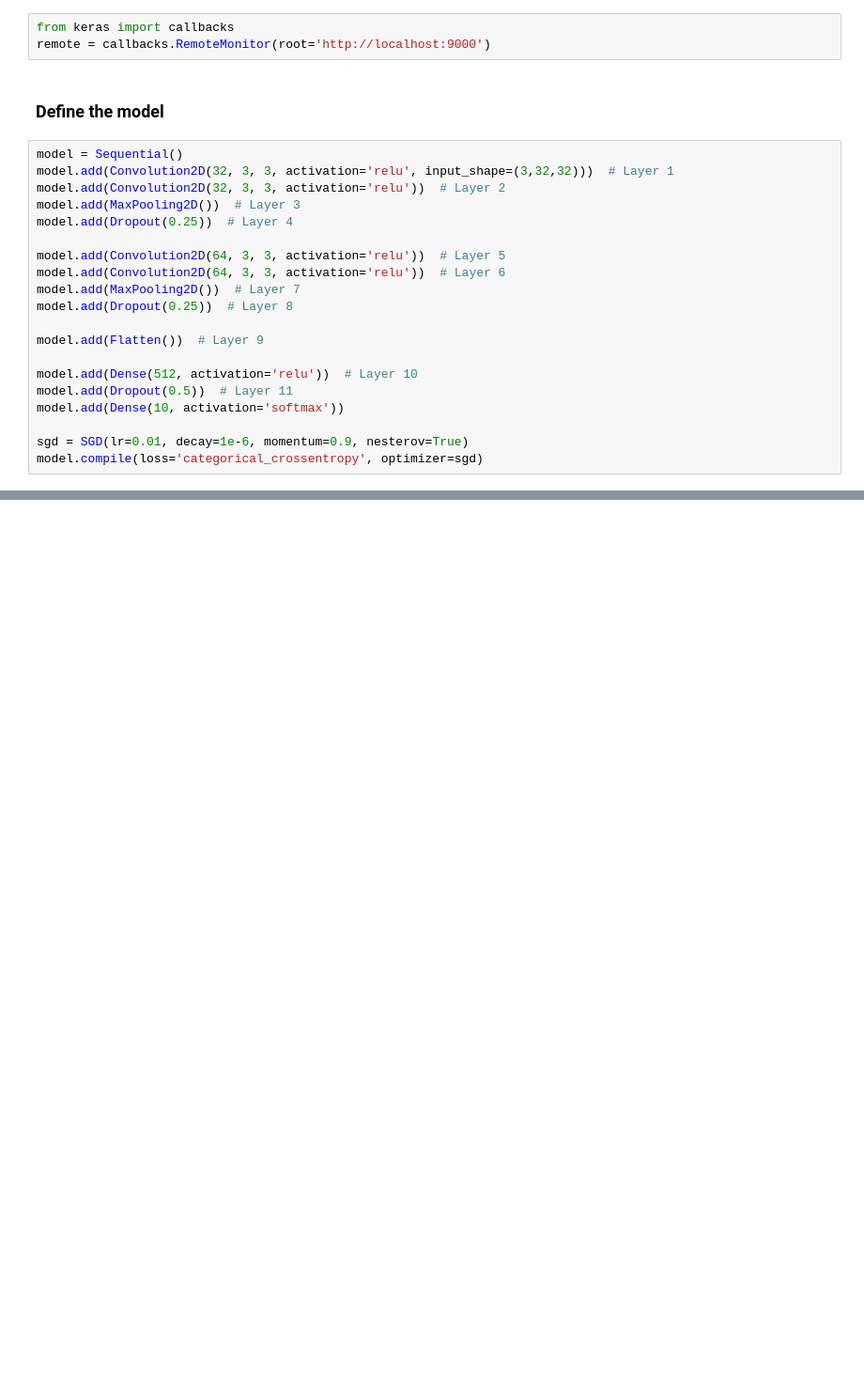
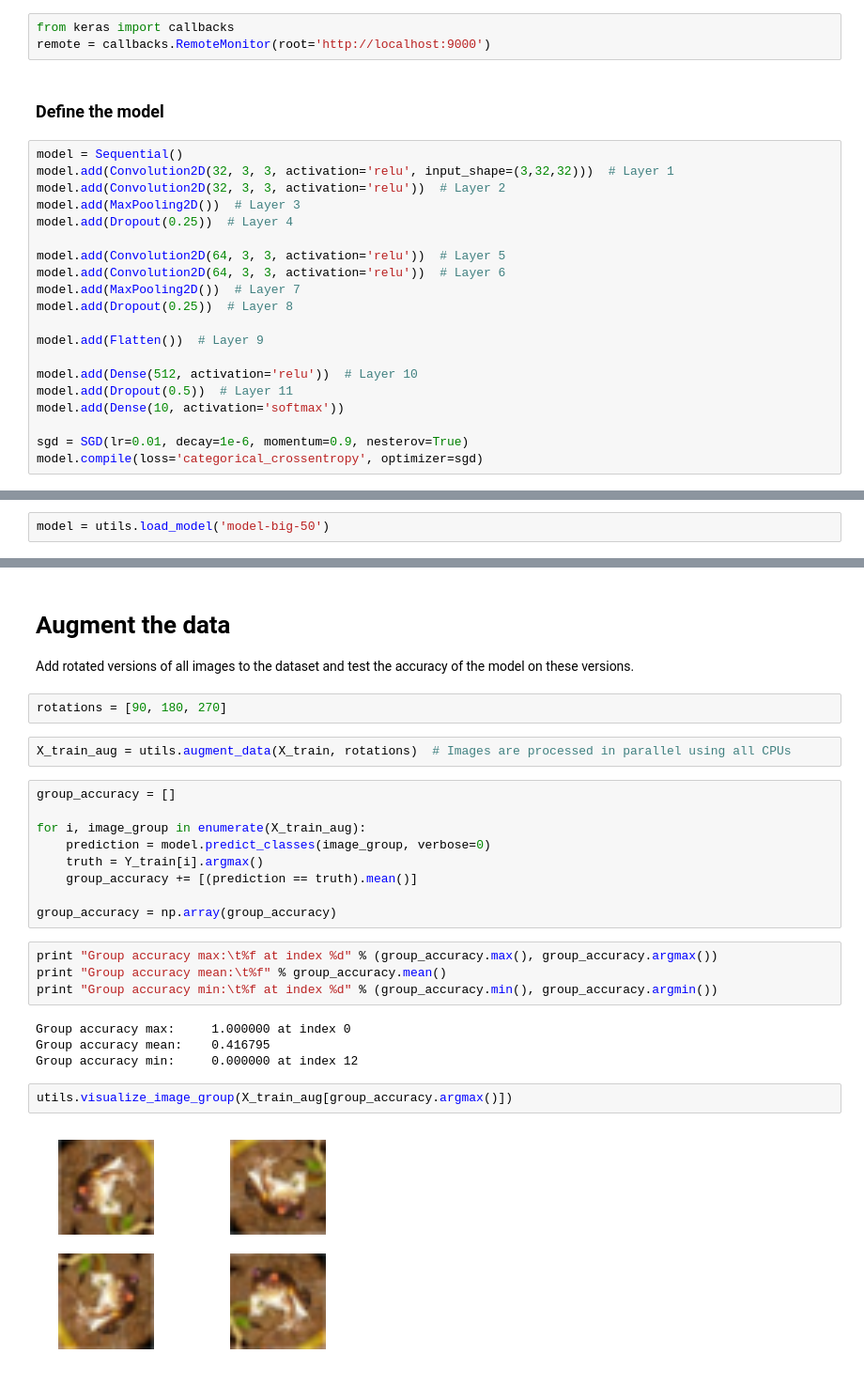
Before and after one commit to sharathrao13/deep-learning, a Jupyter notebook: Benchmark.ipynb, the cells around one changed output, grey strips where cells are left out. Shown at 94% size. Drawn from its saved outputs; the diff is of its cells as text; blank space fills up the shorter version.

Commit message:
Added augmentation and group accuracy

```diff
--- a/Benchmark.ipynb
+++ b/Benchmark.ipynb
@@ -69,2 +61,4 @@ model.compile(loss='categorical_crossentropy', optimizer=sgd)
+# %%
+model = utils.load_model('model-big-50')
 # %% [markdown]
 ### Train  the model
@@ -113,2 +101,30 @@ utils.save_model(model, 'model-big-50')
 # %% [output]
 True
+# %% [markdown]
+# Augment the data
+Add rotated versions of all images to the dataset and test the accuracy of the model on these versions.
+# %%
+rotations = [90, 180, 270]
+# %%
+X_train_aug = utils.augment_data(X_train, rotations)  # Images are processed in parallel using all CPUs
+# %%
+group_accuracy = []
+
+for i, image_group in enumerate(X_train_aug):
+    prediction = model.predict_classes(image_group, verbose=0)
+    truth = Y_train[i].argmax()
+    group_accuracy += [(prediction == truth).mean()]
+
+group_accuracy = np.array(group_accuracy)
+# %%
+print "Group accuracy max:\t%f at index %d" % (group_accuracy.max(), group_accuracy.argmax())
+print "Group accuracy mean:\t%f" % group_accuracy.mean()
+print "Group accuracy min:\t%f at index %d" % (group_accuracy.min(), group_accuracy.argmin())
+# %% [output]
+Group accuracy max:     1.000000 at index 0
+Group accuracy mean:    0.416795
+Group accuracy min:     0.000000 at index 12
+# %%
+utils.visualize_image_group(X_train_aug[group_accuracy.argmax()])
+# %% [output]
+[figure, added]
```
Also changed, not shown: parts of 16 cells of this notebook.
